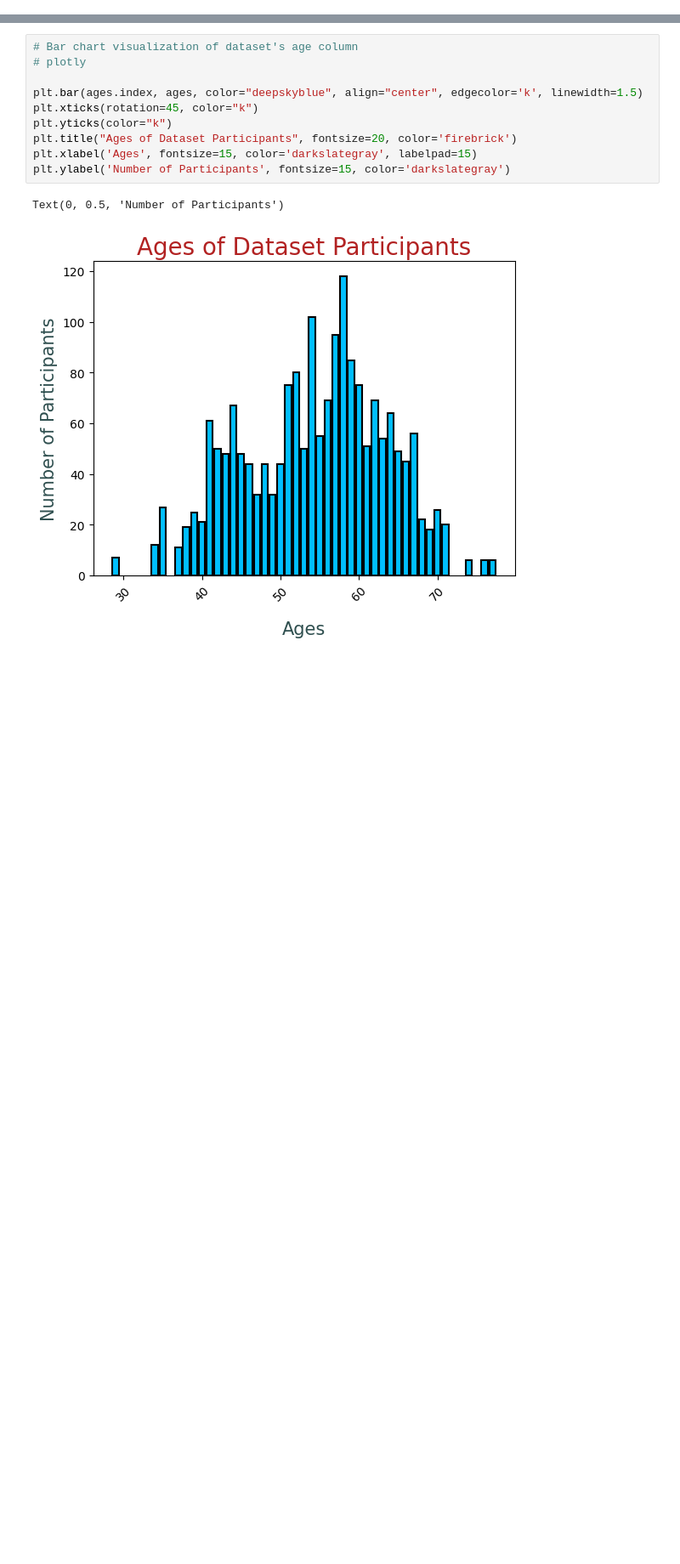
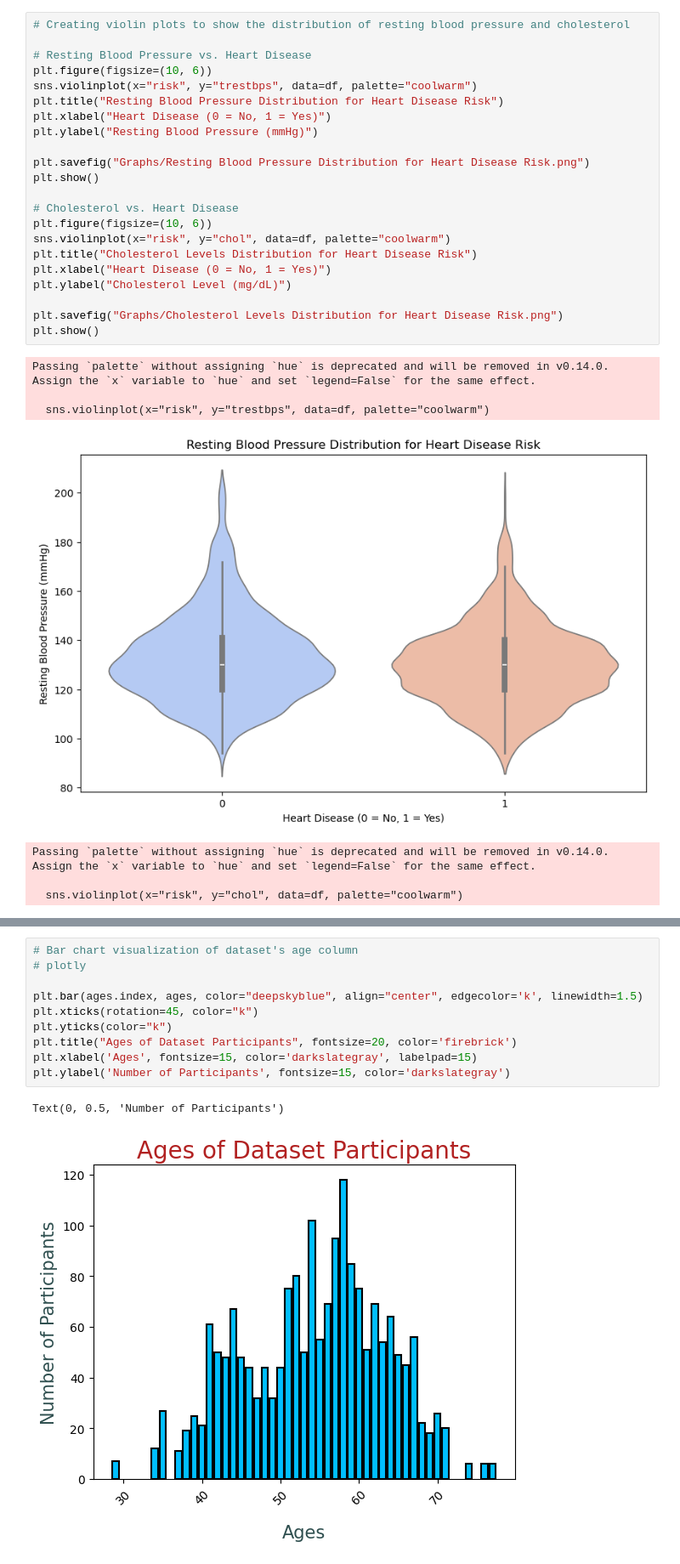
Before and after one commit to janakhamis/heart-disease-prediction, a Jupyter notebook: heart_disease.ipynb, the cells around one changed output, grey strips where cells are left out. Shown at 85% size. Saved outputs shown, nothing was run; the diff lists cells and outputs as text; blank space fills up the shorter version.

```diff
--- a/heart_disease.ipynb
+++ b/heart_disease.ipynb
@@ -78,0 +171,30 @@ ages = df['age'].value_counts().sort_values(ascending=False)
+# %%
+# Creating violin plots to show the distribution of resting blood pressure and cholesterol
+
+# Resting Blood Pressure vs. Heart Disease
+plt.figure(figsize=(10, 6))
+sns.violinplot(x="risk", y="trestbps", data=df, palette="coolwarm")
+plt.title("Resting Blood Pressure Distribution for Heart Disease Risk")
+plt.xlabel("Heart Disease (0 = No, 1 = Yes)")
+plt.ylabel("Resting Blood Pressure (mmHg)")
+
+plt.savefig("Graphs/Resting Blood Pressure Distribution for Heart Disease Risk.png")
+plt.show()
+
+# Cholesterol vs. Heart Disease
+plt.figure(figsize=(10, 6))
+sns.violinplot(x="risk", y="chol", data=df, palette="coolwarm")
+plt.title("Cholesterol Levels Distribution for Heart Disease Risk")
+plt.xlabel("Heart Disease (0 = No, 1 = Yes)")
+plt.ylabel("Cholesterol Level (mg/dL)")
+
+plt.savefig("Graphs/Cholesterol Levels Distribution for Heart Disease Risk.png")
+plt.show()
+# %% [output]
+Passing `palette` without assigning `hue` is deprecated and will be removed in v0.14.0. Assign the `x` variable to `hue` and set `legend=False` for the same effect.
+
+  sns.violinplot(x="risk", y="trestbps", data=df, palette="coolwarm")
+[figure, added]
+Passing `palette` without assigning `hue` is deprecated and will be removed in v0.14.0. Assign the `x` variable to `hue` and set `legend=False` for the same effect.
+
+  sns.violinplot(x="risk", y="chol", data=df, palette="coolwarm")
```
Also changed, not shown: parts of 18 cells of this notebook, 9 other files.
